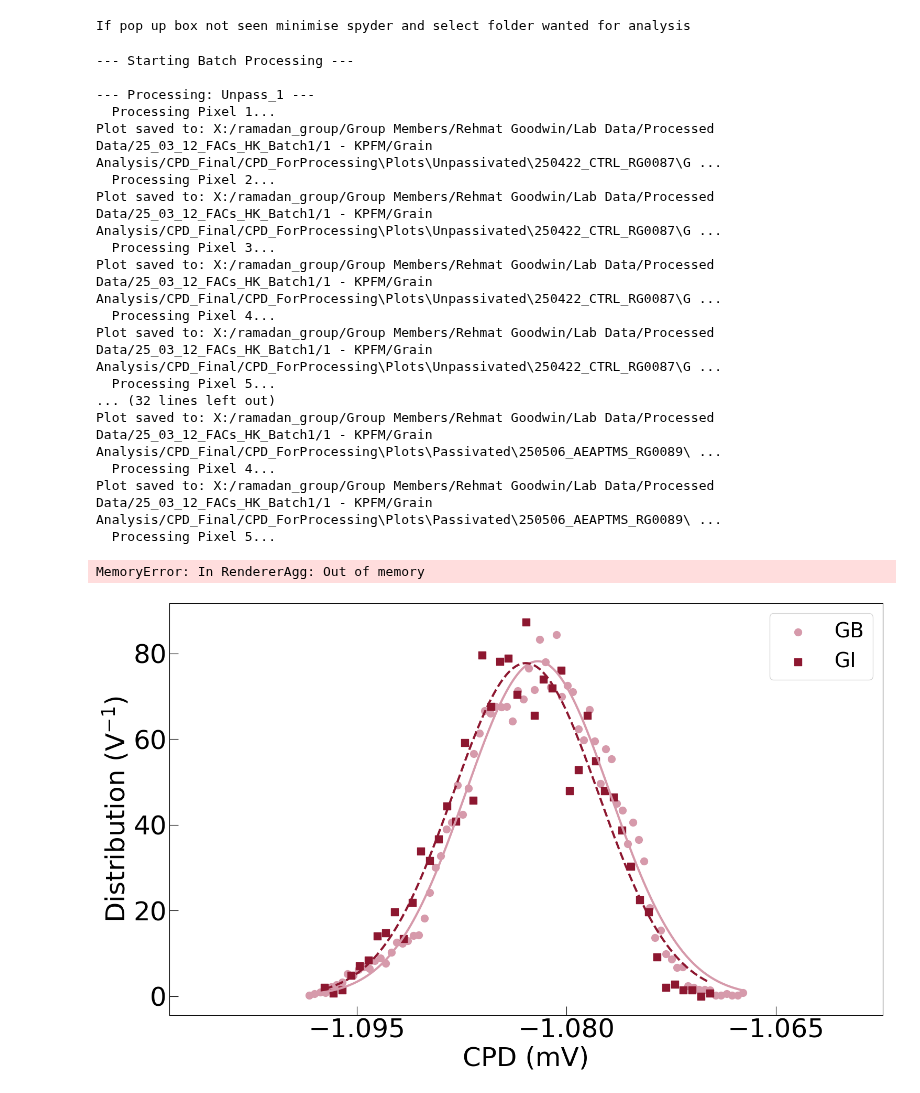
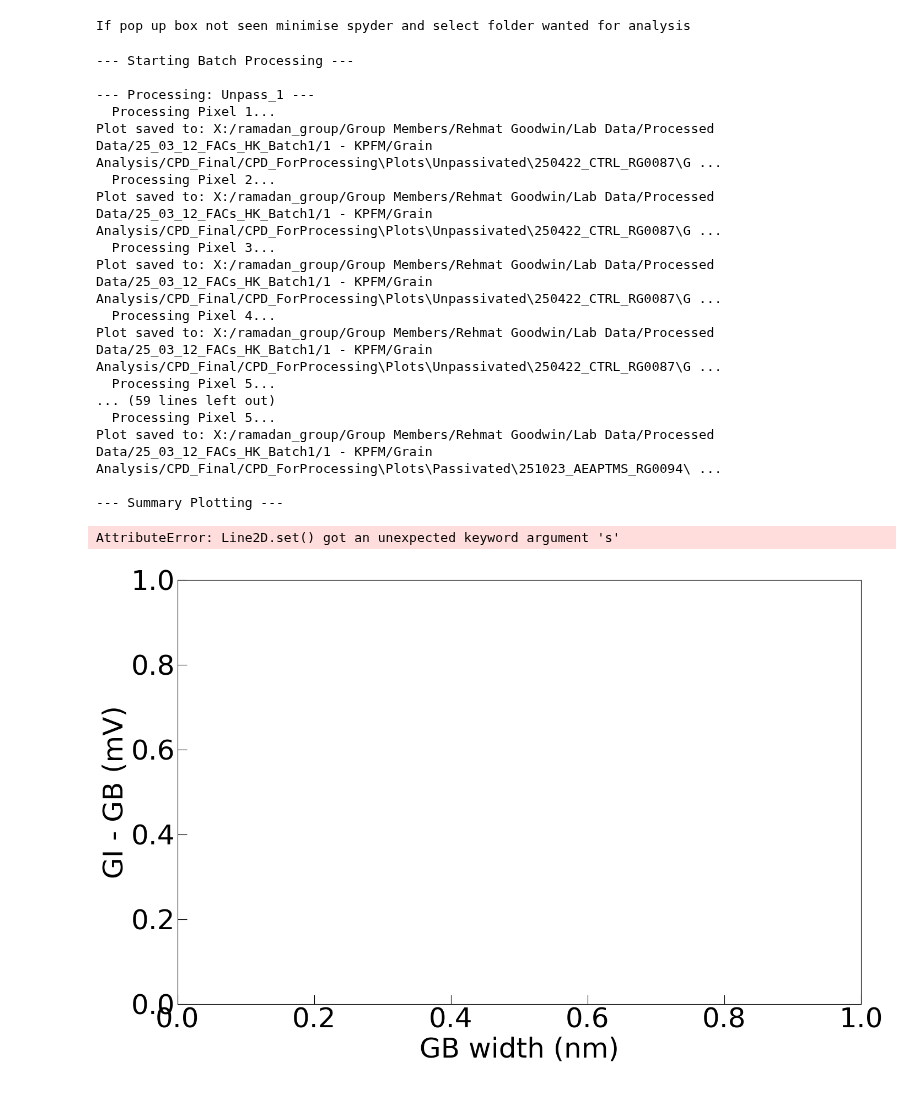
Before and after one commit to RamadanLab/KPFM_processing, a Jupyter notebook: CPDGrainBoundaryAnalysis.ipynb, the cells around one changed output. Drawn from its saved outputs; the diff is of its cells as text; code cells hidden in the pictures.

```diff
--- a/CPDGrainBoundaryAnalysis.ipynb
+++ b/CPDGrainBoundaryAnalysis.ipynb
@@ -364,12 +364,16 @@ def GB_diff_processing_final(root_path, dataset_key):
 def averaging_for_mean(set1, set2, set3):
     std_error = []
     data = []
-    for x in set1, set2, set3:
-        measurements= np.array(set1[x], set2[x], set3[x])
-        error = np.std(measurements)/np.sqrt(len(measurements))
-        std_error.append(error)
-        data.append(np.mean(set1[x], set2[x], set3[x]))
-    return data, std_error
+    if len(set1)==len(set2)==len(set3):
+        for x in range(len(set1)):
+            measurements= np.array([set1[x], set2[x], set3[x]])
+            error = np.std(measurements)/np.sqrt(len(measurements))
+            std_error.append(error)
+            data.append(np.mean([set1[x], set2[x], set3[x]]))
+        return data, std_error
+    else:
+        print('Error all lists not same length')
+        return Exception()
 # %%
 # --- Main Execution Block ---
 
@@ -397,7 +401,7 @@ if ROOT_PATH:
     Pass3, PassGB_3, PassGI_3 = all_results['Pass_3']
 
     #Averaging and finding errors for difference:
-    Unpass_all, unpass_error = averaging_for_mean(Unpass1, Unpass2, Unpass3)
+    Unpass_all, Unpass_error = averaging_for_mean(Unpass1, Unpass2, Unpass3)
     UnpassGB, UnpassGB_error = averaging_for_mean(UnpassGB_1, UnpassGB_2, UnpassGB_3)
     UnpassGI, UnpassGI_error = averaging_for_mean(UnpassGI_1, UnpassGI_2, UnpassGI_3)
 
@@ -431,7 +435,7 @@ if ROOT_PATH:
 
     #plt.scatter(x_nm, Unpass_all, label='Unpassivated', color='#8D1730', marker='o', s=100)
     #plt.scatter(x_nm, Pass_all, label='Passivated', color='#003357', marker='^', s=100)
-    plt.errorbar(x_nm, Unpass_all, yerr = unpass_error, fmt = '-', capsize=errorbar_capsize, label='Unpassivated', color='#8D1730', marker='o', s=scatter_size)
+    plt.errorbar(x_nm, Unpass_all, yerr = Unpass_error, fmt = '-', capsize=errorbar_capsize, label='Unpassivated', color='#8D1730', marker='o', s=scatter_size)
     plt.errorbar(x_nm, Pass_all, yerr= pass_error,fmt = '-', capsize=errorbar_capsize, label='Passivated', color='#003357', marker='^', s=scatter_size)
     plt.legend(loc='upper left', fontsize=legend_font)
     plt.tight_layout()
@@ -448,36 +452,36 @@ if ROOT_PATH:
     plt.ylabel(" CPD average (mV)")#, fontsize=20)
     ax.xaxis.set_major_locator(MaxNLocator(nbins=5))
     ax.yaxis.set_major_locator(MaxNLocator(nbins=5))
 
     #plt.scatter(x_nm, UnpassGB, label='Unpassivated GB', color='#8D1730', marker='o', s=50)
     #plt.scatter(x_nm, UnpassGI, label='Unpassivated GI', color='#003357', marker='^', s=50)
     #plt.scatter(x_nm, PassGB, label='Passivated GB', color='#8D1730', marker='o', s=50)
     #plt.scatter(x_nm, PassGI, label='Passivated GI', color='#003357', marker='^', s=50)
     plt.errorbar(x_nm, UnpassGB,yerr=UnpassGB_error, fmt = '-', capsize=errorbar_capsize, label='Unpassivated GB', color=GB_U_color, marker='o', s=scatter_size)
     plt.errorbar(x_nm, UnpassGI, yerr= UnpassGI_error, fmt = '-', capsize=errorbar_capsize,label='Unpassivated GI', color= GI_U_color, marker='^', s=scatter_size)
     plt.errorbar(x_nm, PassGB, yerr= PassGB_error,fmt = '-', capsize=errorbar_capsize, label='Passivated GB', color=GB_P_color, marker='o', s=scatter_size)
     plt.errorbar(x_nm, PassGI, yerr=PassGI_error, fmt = '-', capsize=errorbar_capsize, label='Passivated GI', color=GI_P_color, marker='^', s=scatter_size)
     plt.legend(loc = 'best', fontsize=legend_font)
     plt.tight_layout()
     save_plot_to_folder(plt.gcf(), FINAL_PLOTS_SAVE_PATH, filename='Separate_GB_GI_CPD_Scatter_witherror.jpeg')
     plt.show()
 # %% [output]
 --- Starting Batch Processing ---
 
 --- Processing: Unpass_1 ---
   Processing Pixel 1...
 Plot saved to: X:/ramadan_group/Group Members/Rehmat Goodwin/Lab Data/Processed Data/25_03_12_FACs_HK_Batch1/1 - KPFM/Grain Analysis/CPD_Final/CPD_ForProcessing\Plots\Unpassivated\250422_CTRL_RG0087\G ...
   Processing Pixel 2...
 Plot saved to: X:/ramadan_group/Group Members/Rehmat Goodwin/Lab Data/Processed Data/25_03_12_FACs_HK_Batch1/1 - KPFM/Grain Analysis/CPD_Final/CPD_ForProcessing\Plots\Unpassivated\250422_CTRL_RG0087\G ...
   Processing Pixel 3...
 Plot saved to: X:/ramadan_group/Group Members/Rehmat Goodwin/Lab Data/Processed Data/25_03_12_FACs_HK_Batch1/1 - KPFM/Grain Analysis/CPD_Final/CPD_ForProcessing\Plots\Unpassivated\250422_CTRL_RG0087\G ...
   Processing Pixel 4...
 Plot saved to: X:/ramadan_group/Group Members/Rehmat Goodwin/Lab Data/Processed Data/25_03_12_FACs_HK_Batch1/1 - KPFM/Grain Analysis/CPD_Final/CPD_ForProcessing\Plots\Unpassivated\250422_CTRL_RG0087\G ...
   Processing Pixel 5...
-... (32 lines left out)
-Plot saved to: X:/ramadan_group/Group Members/Rehmat Goodwin/Lab Data/Processed Data/25_03_12_FACs_HK_Batch1/1 - KPFM/Grain Analysis/CPD_Final/CPD_ForProcessing\Plots\Passivated\250506_AEAPTMS_RG0089\ ...
-  Processing Pixel 4...
-Plot saved to: X:/ramadan_group/Group Members/Rehmat Goodwin/Lab Data/Processed Data/25_03_12_FACs_HK_Batch1/1 - KPFM/Grain Analysis/CPD_Final/CPD_ForProcessing\Plots\Passivated\250506_AEAPTMS_RG0089\ ...
+... (59 lines left out)
   Processing Pixel 5...
+Plot saved to: X:/ramadan_group/Group Members/Rehmat Goodwin/Lab Data/Processed Data/25_03_12_FACs_HK_Batch1/1 - KPFM/Grain Analysis/CPD_Final/CPD_ForProcessing\Plots\Passivated\251023_AEAPTMS_RG0094\ ...
+
+--- Summary Plotting ---
-MemoryError: In RendererAgg: Out of memory
+AttributeError: Line2D.set() got an unexpected keyword argument 's'
-[figure, old version]
+[figure, new version]
```
Also changed, not shown: parts of 1 cell of this notebook.
